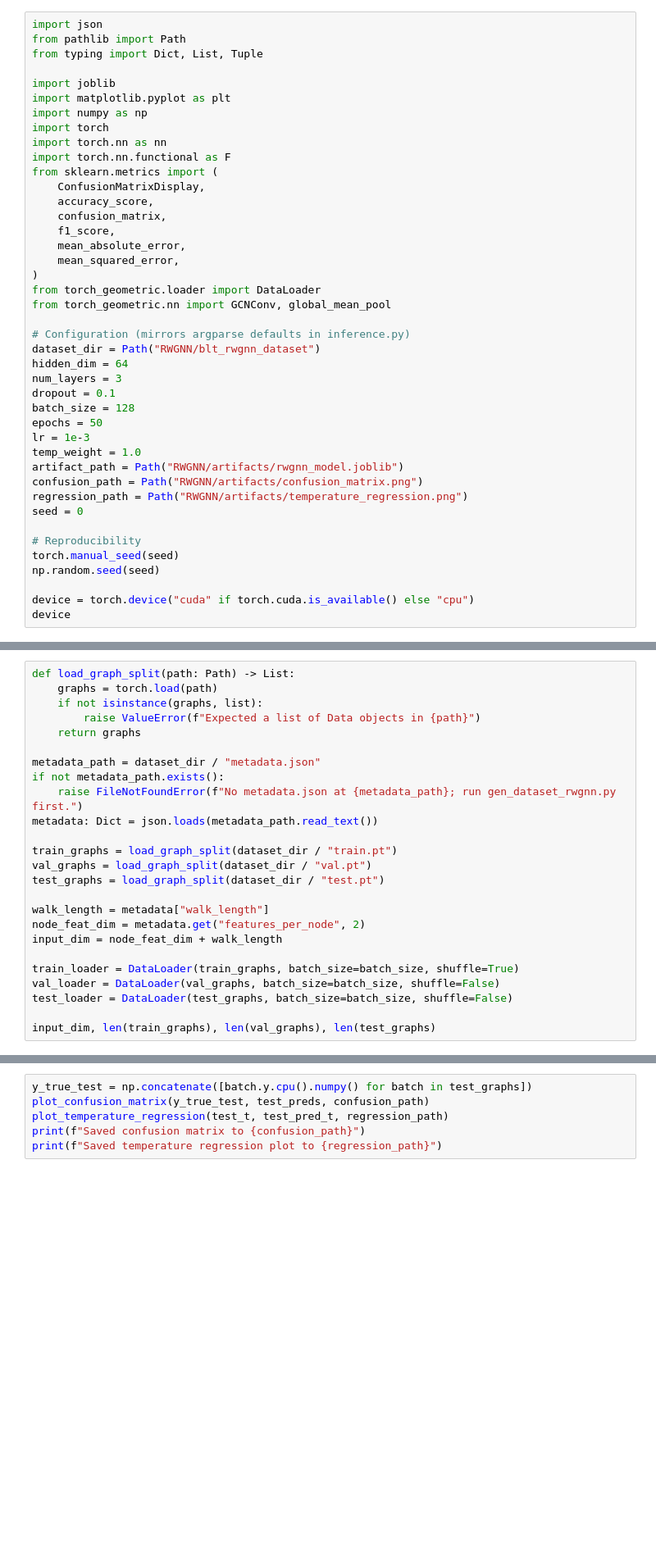
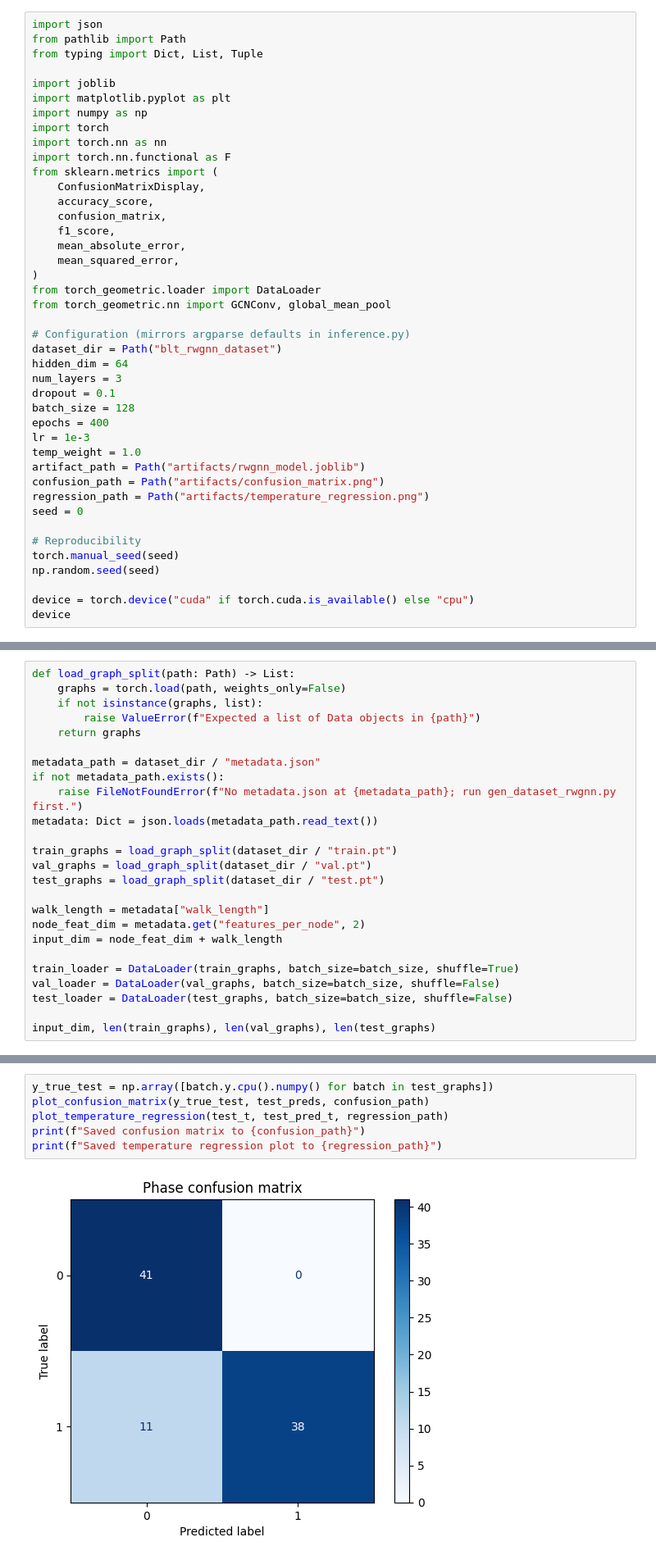
Before and after one commit to neel-j-dev/Classifying-BLK-Transitions, a Jupyter notebook: RWGNN/inference.ipynb, the cells around one changed output, grey strips where cells are left out. Shown at 82% size. Cells and saved outputs as stored; diff of their text form; blank space fills up the shorter version.

```diff
--- a/RWGNN/inference.ipynb
+++ b/RWGNN/inference.ipynb
@@ -28,17 +28,17 @@ from torch_geometric.loader import DataLoader
 from torch_geometric.nn import GCNConv, global_mean_pool
 
 # Configuration (mirrors argparse defaults in inference.py)
-dataset_dir = Path("RWGNN/blt_rwgnn_dataset")
+dataset_dir = Path("blt_rwgnn_dataset")
 hidden_dim = 64
 num_layers = 3
 dropout = 0.1
 batch_size = 128
-epochs = 50
+epochs = 400
 lr = 1e-3
 temp_weight = 1.0
-artifact_path = Path("RWGNN/artifacts/rwgnn_model.joblib")
-confusion_path = Path("RWGNN/artifacts/confusion_matrix.png")
-regression_path = Path("RWGNN/artifacts/temperature_regression.png")
+artifact_path = Path("artifacts/rwgnn_model.joblib")
+confusion_path = Path("artifacts/confusion_matrix.png")
+regression_path = Path("artifacts/temperature_regression.png")
 seed = 0
 
 # Reproducibility
@@ -52,7 +54,7 @@ device
 Reads the graph splits produced by `gen_dataset_rwgnn.py` and determines the model input dimensionality.
 # %%
 def load_graph_split(path: Path) -> List:
-    graphs = torch.load(path)
+    graphs = torch.load(path, weights_only=False)
     if not isinstance(graphs, list):
         raise ValueError(f"Expected a list of Data objects in {path}")
     return graphs
@@ -239,8 +269,10 @@ artifact_path
 ## Plots
 Displays and saves the confusion matrix and the temperature regression fit on the test split.
 # %%
-y_true_test = np.concatenate([batch.y.cpu().numpy() for batch in test_graphs])
+y_true_test = np.array([batch.y.cpu().numpy() for batch in test_graphs])
 plot_confusion_matrix(y_true_test, test_preds, confusion_path)
 plot_temperature_regression(test_t, test_pred_t, regression_path)
 print(f"Saved confusion matrix to {confusion_path}")
 print(f"Saved temperature regression plot to {regression_path}")
+# %% [output]
+[figure, added]
```
Also changed, not shown: parts of 6 cells of this notebook, 13 other files.
